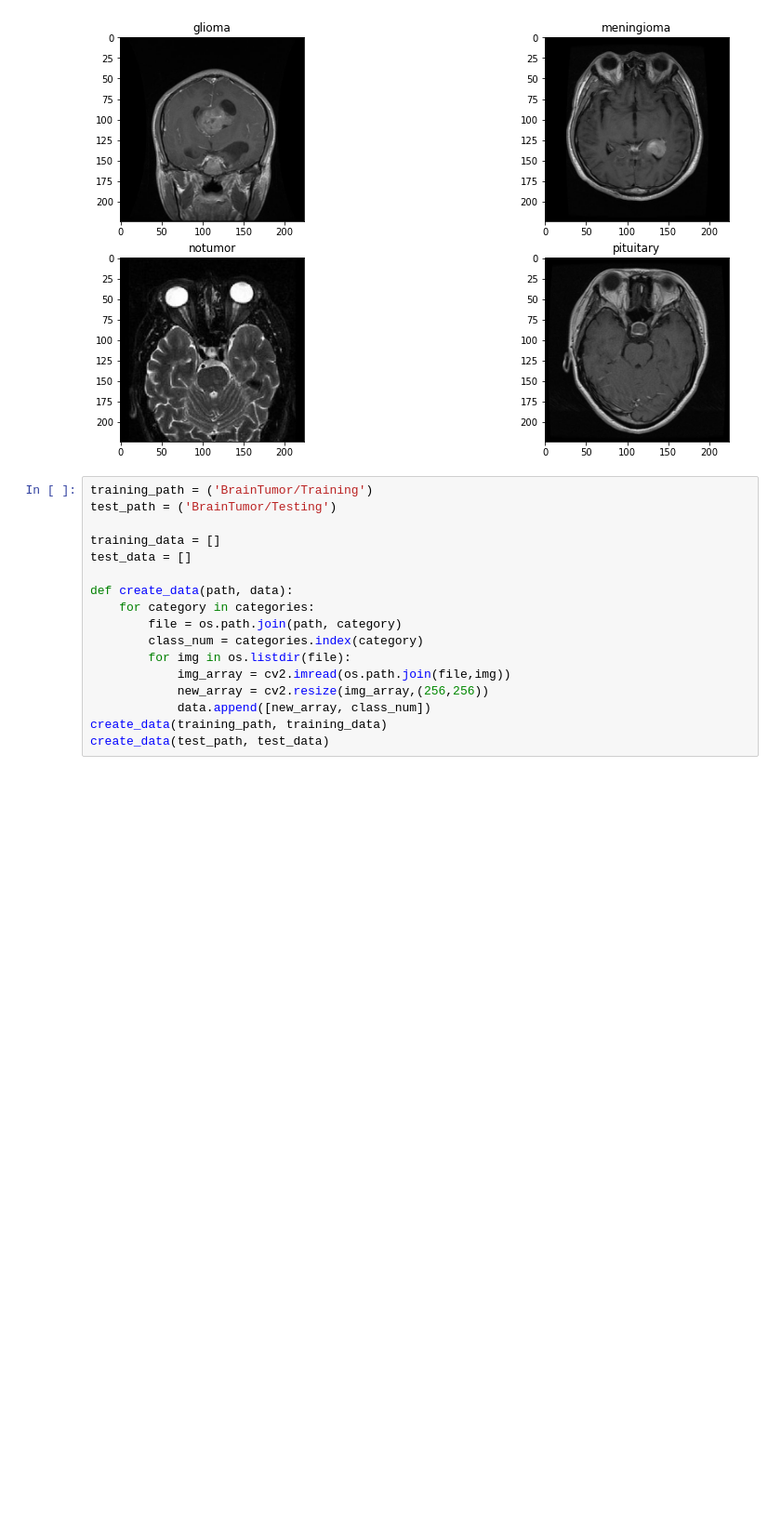
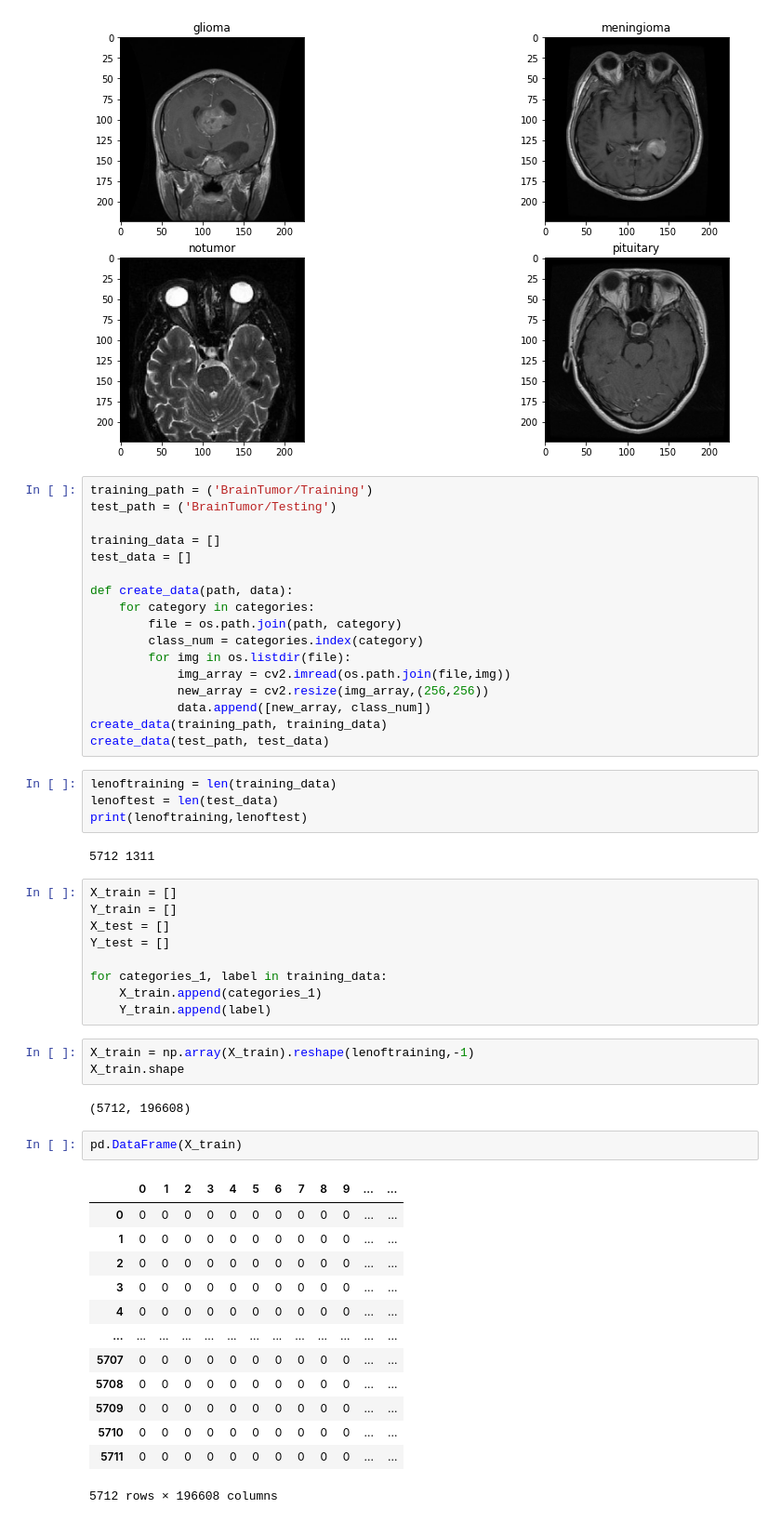
Before and after one commit to VishakhaDixit/ML_Final, a Jupyter notebook: SVM_Test.ipynb, the cells around one changed output. Shown: that part at 93% size. Cells and saved outputs as stored; diff of their text form; blank space fills up the shorter version.

```diff
--- a/SVM_Test.ipynb
+++ b/SVM_Test.ipynb
@@ -60,3 +60,39 @@ def create_data(path, data):
             data.append([new_array, class_num])
 create_data(training_path, training_data)
 create_data(test_path, test_data)
+# %%
+lenoftraining = len(training_data)
+lenoftest = len(test_data)
+print(lenoftraining,lenoftest)
+# %% [output]
+5712 1311
+# %%
+X_train = []
+Y_train = []
+X_test = []
+Y_test = []
+
+for categories_1, label in training_data:
+    X_train.append(categories_1)
+    Y_train.append(label)
+# %%
+X_train = np.array(X_train).reshape(lenoftraining,-1)
+X_train.shape
+# %% [output]
+(5712, 196608)
+# %%
+pd.DataFrame(X_train)
+# %% [output]
+|  | 0 | 1 | 2 | 3 | 4 | 5 | 6 | 7 | 8 | 9 | ... | ... |
+| 0 | 0 | 0 | 0 | 0 | 0 | 0 | 0 | 0 | 0 | 0 | ... | ... |
+| 1 | 0 | 0 | 0 | 0 | 0 | 0 | 0 | 0 | 0 | 0 | ... | ... |
+| 2 | 0 | 0 | 0 | 0 | 0 | 0 | 0 | 0 | 0 | 0 | ... | ... |
+| 3 | 0 | 0 | 0 | 0 | 0 | 0 | 0 | 0 | 0 | 0 | ... | ... |
+| 4 | 0 | 0 | 0 | 0 | 0 | 0 | 0 | 0 | 0 | 0 | ... | ... |
+| ... | ... | ... | ... | ... | ... | ... | ... | ... | ... | ... | ... | ... |
+| 5707 | 0 | 0 | 0 | 0 | 0 | 0 | 0 | 0 | 0 | 0 | ... | ... |
+| 5708 | 0 | 0 | 0 | 0 | 0 | 0 | 0 | 0 | 0 | 0 | ... | ... |
+| 5709 | 0 | 0 | 0 | 0 | 0 | 0 | 0 | 0 | 0 | 0 | ... | ... |
+| 5710 | 0 | 0 | 0 | 0 | 0 | 0 | 0 | 0 | 0 | 0 | ... | ... |
+| 5711 | 0 | 0 | 0 | 0 | 0 | 0 | 0 | 0 | 0 | 0 | ... | ... |
+5712 rows × 196608 columns
```
